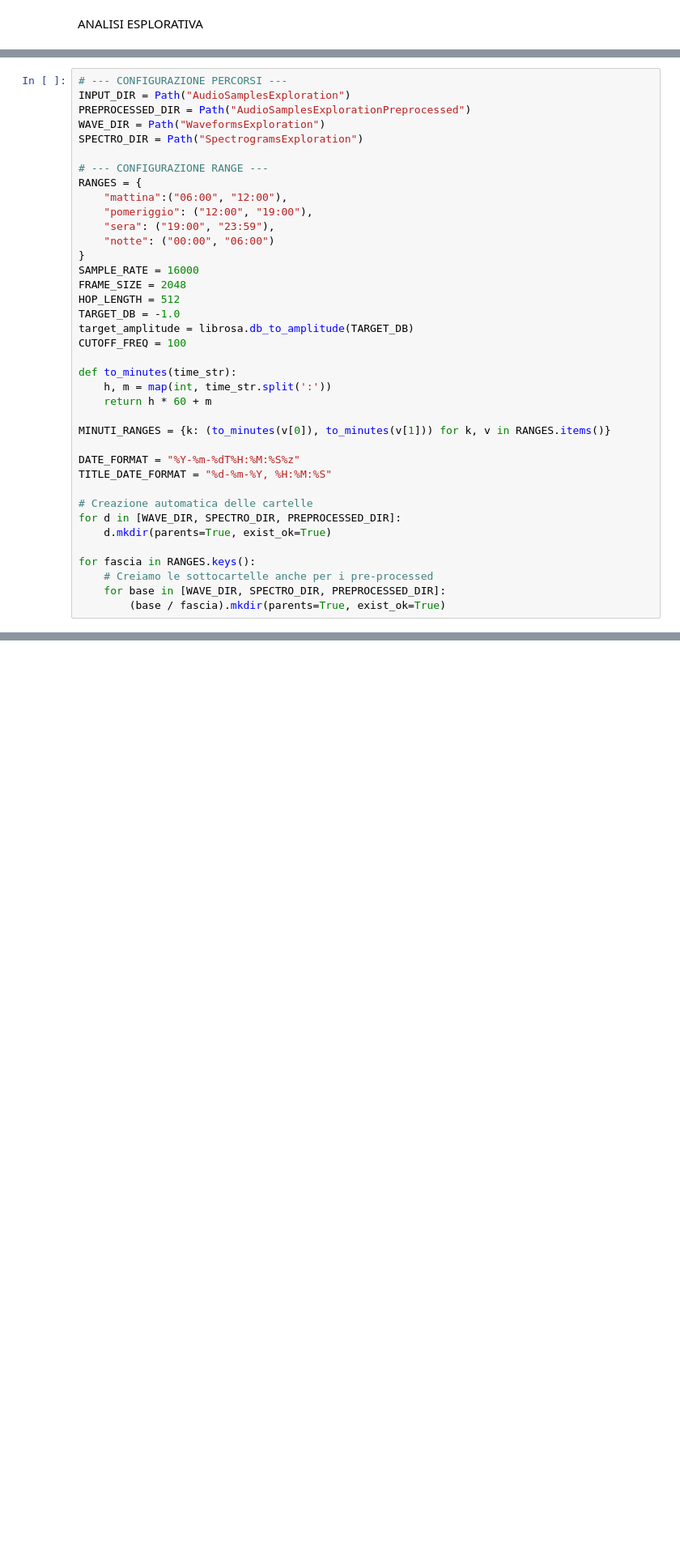
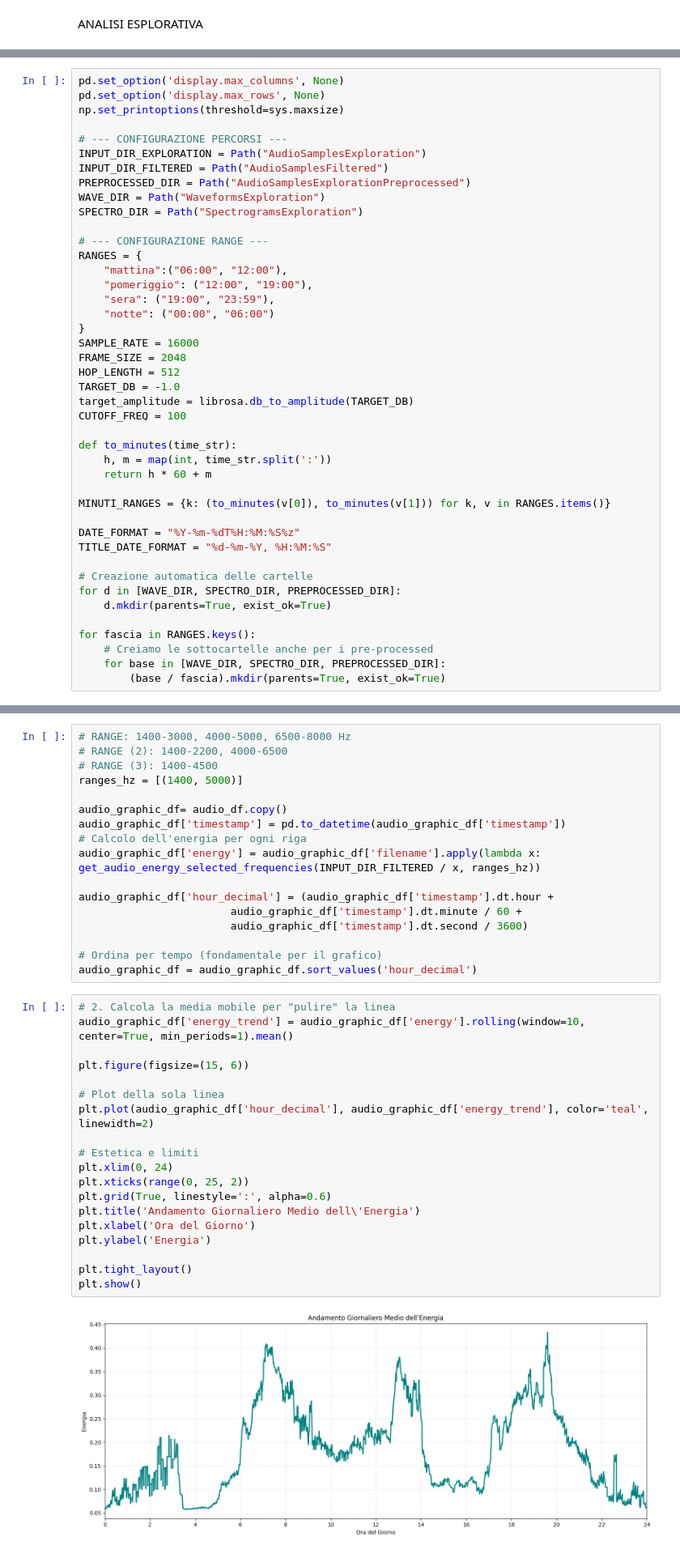
Before and after one commit to christiancioffi/AnalisiAudio, a Jupyter notebook: analisi_esplorativa.ipynb, the cells around one changed output, grey strips where cells are left out. Shown at 81% size. Cells and saved outputs as stored; diff of their text form; blank space fills up the shorter version.

```diff
--- a/analisi_esplorativa.ipynb
+++ b/analisi_esplorativa.ipynb
@@ -16,6 +18,11 @@ import os
 # %%
+pd.set_option('display.max_columns', None)
+pd.set_option('display.max_rows', None)
+np.set_printoptions(threshold=sys.maxsize)
+
 # --- CONFIGURAZIONE PERCORSI ---
-INPUT_DIR = Path("AudioSamplesExploration")
+INPUT_DIR_EXPLORATION = Path("AudioSamplesExploration")
+INPUT_DIR_FILTERED = Path("AudioSamplesFiltered")
 PREPROCESSED_DIR = Path("AudioSamplesExplorationPreprocessed")
 WAVE_DIR = Path("WaveformsExploration")
 SPECTRO_DIR = Path("SpectrogramsExploration")
@@ -154,0 +191,38 @@ Elaborazione completata.
+# %%
+# RANGE: 1400-3000, 4000-5000, 6500-8000 Hz
+# RANGE (2): 1400-2200, 4000-6500
+# RANGE (3): 1400-4500
+ranges_hz = [(1400, 5000)]
+
+audio_graphic_df= audio_df.copy()
+audio_graphic_df['timestamp'] = pd.to_datetime(audio_graphic_df['timestamp'])
+# Calcolo dell'energia per ogni riga
+audio_graphic_df['energy'] = audio_graphic_df['filename'].apply(lambda x: get_audio_energy_selected_frequencies(INPUT_DIR_FILTERED / x, ranges_hz))
+
+audio_graphic_df['hour_decimal'] = (audio_graphic_df['timestamp'].dt.hour +
+                        audio_graphic_df['timestamp'].dt.minute / 60 +
+                        audio_graphic_df['timestamp'].dt.second / 3600)
+
+# Ordina per tempo (fondamentale per il grafico)
+audio_graphic_df = audio_graphic_df.sort_values('hour_decimal')
+# %%
+# 2. Calcola la media mobile per "pulire" la linea
+audio_graphic_df['energy_trend'] = audio_graphic_df['energy'].rolling(window=10, center=True, min_periods=1).mean()
+
+plt.figure(figsize=(15, 6))
+
+# Plot della sola linea
+plt.plot(audio_graphic_df['hour_decimal'], audio_graphic_df['energy_trend'], color='teal', linewidth=2)
+
+# Estetica e limiti
+plt.xlim(0, 24)
+plt.xticks(range(0, 25, 2))
+plt.grid(True, linestyle=':', alpha=0.6)
+plt.title('Andamento Giornaliero Medio dell\'Energia')
+plt.xlabel('Ora del Giorno')
+plt.ylabel('Energia')
+
+plt.tight_layout()
+plt.show()
+# %% [output]
+[figure, added]
```
Also changed, not shown: parts of 4 cells of this notebook, 2 other files.
